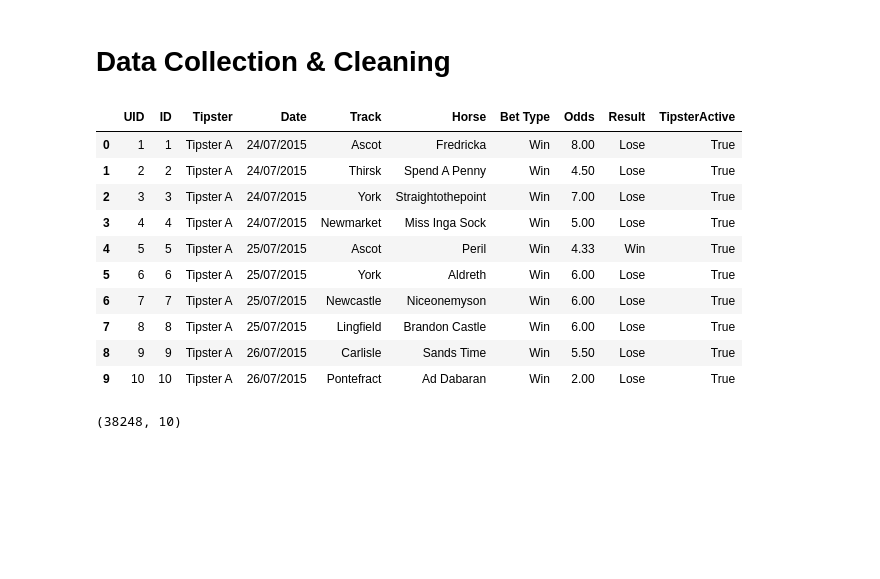
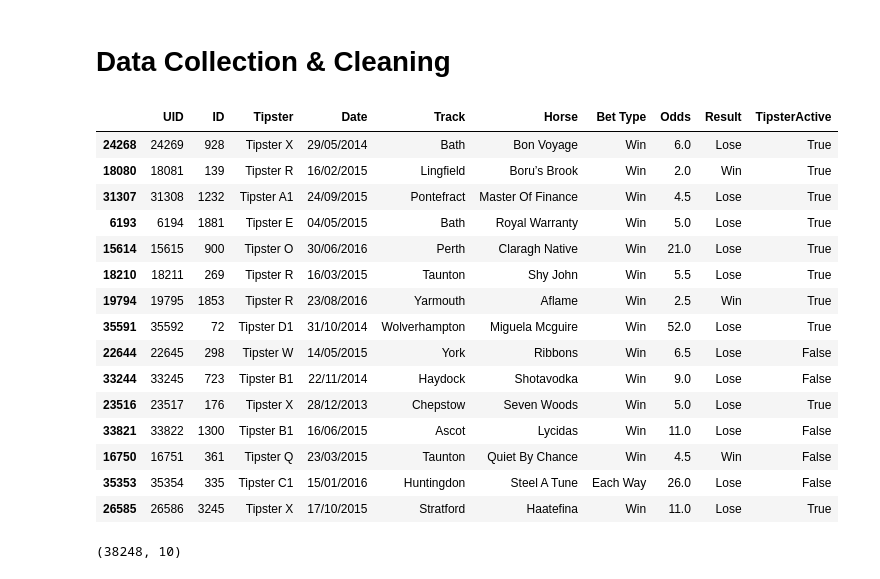
Before and after one commit to RaulGHJr/LSDSPT1-First-Project, a Jupyter notebook: Project1.ipynb, the cells around one changed output. Saved outputs shown, nothing was run; the diff lists cells and outputs as text; code cells hidden in the pictures; blank space fills up the shorter version.

```diff
--- a/Project1.ipynb
+++ b/Project1.ipynb
@@ -20,19 +20,24 @@ from sklearn.linear_model import LinearRegression
 # %%
 # The dataset was downloaded from Kaggle.com and uploaded to github for ease of use
 df = pd.read_csv('https://github.com/cicbeast/LSDSPT1-First-Project/blob/master/tipsters.csv?raw=true')
-df.head(10)
+df.sample(15)
 # %% [output]
 |  | UID | ID | Tipster | Date | Track | Horse | Bet Type | Odds | Result | TipsterActive |
-| 0 | 1 | 1 | Tipster A | 24/07/2015 | Ascot | Fredricka | Win | 8.00 | Lose | True |
-| 1 | 2 | 2 | Tipster A | 24/07/2015 | Thirsk | Spend A Penny | Win | 4.50 | Lose | True |
-| 2 | 3 | 3 | Tipster A | 24/07/2015 | York | Straightothepoint | Win | 7.00 | Lose | True |
-| 3 | 4 | 4 | Tipster A | 24/07/2015 | Newmarket | Miss Inga Sock | Win | 5.00 | Lose | True |
-| 4 | 5 | 5 | Tipster A | 25/07/2015 | Ascot | Peril | Win | 4.33 | Win | True |
-| 5 | 6 | 6 | Tipster A | 25/07/2015 | York | Aldreth | Win | 6.00 | Lose | True |
-| 6 | 7 | 7 | Tipster A | 25/07/2015 | Newcastle | Niceonemyson | Win | 6.00 | Lose | True |
-| 7 | 8 | 8 | Tipster A | 25/07/2015 | Lingfield | Brandon Castle | Win | 6.00 | Lose | True |
-| 8 | 9 | 9 | Tipster A | 26/07/2015 | Carlisle | Sands Time | Win | 5.50 | Lose | True |
-| 9 | 10 | 10 | Tipster A | 26/07/2015 | Pontefract | Ad Dabaran | Win | 2.00 | Lose | True |
+| 24268 | 24269 | 928 | Tipster X | 29/05/2014 | Bath | Bon Voyage | Win | 6.0 | Lose | True |
+| 18080 | 18081 | 139 | Tipster R | 16/02/2015 | Lingfield | Boru’s Brook | Win | 2.0 | Win | True |
+| 31307 | 31308 | 1232 | Tipster A1 | 24/09/2015 | Pontefract | Master Of Finance | Win | 4.5 | Lose | True |
+| 6193 | 6194 | 1881 | Tipster E | 04/05/2015 | Bath | Royal Warranty | Win | 5.0 | Lose | True |
+| 15614 | 15615 | 900 | Tipster O | 30/06/2016 | Perth | Claragh Native | Win | 21.0 | Lose | True |
+| 18210 | 18211 | 269 | Tipster R | 16/03/2015 | Taunton | Shy John | Win | 5.5 | Lose | True |
+| 19794 | 19795 | 1853 | Tipster R | 23/08/2016 | Yarmouth | Aflame | Win | 2.5 | Win | True |
+| 35591 | 35592 | 72 | Tipster D1 | 31/10/2014 | Wolverhampton | Miguela Mcguire | Win | 52.0 | Lose | True |
+| 22644 | 22645 | 298 | Tipster W | 14/05/2015 | York | Ribbons | Win | 6.5 | Lose | False |
+| 33244 | 33245 | 723 | Tipster B1 | 22/11/2014 | Haydock | Shotavodka | Win | 9.0 | Lose | False |
+| 23516 | 23517 | 176 | Tipster X | 28/12/2013 | Chepstow | Seven Woods | Win | 5.0 | Lose | True |
+| 33821 | 33822 | 1300 | Tipster B1 | 16/06/2015 | Ascot | Lycidas | Win | 11.0 | Lose | False |
+| 16750 | 16751 | 361 | Tipster Q | 23/03/2015 | Taunton | Quiet By Chance | Win | 4.5 | Win | False |
+| 35353 | 35354 | 335 | Tipster C1 | 15/01/2016 | Huntingdon | Steel A Tune | Each Way | 26.0 | Lose | False |
+| 26585 | 26586 | 3245 | Tipster X | 17/10/2015 | Stratford | Haatefina | Win | 11.0 | Lose | True |
 # %%
 df.shape
 # %% [output]
```
Also changed, not shown: parts of 10 cells of this notebook.
